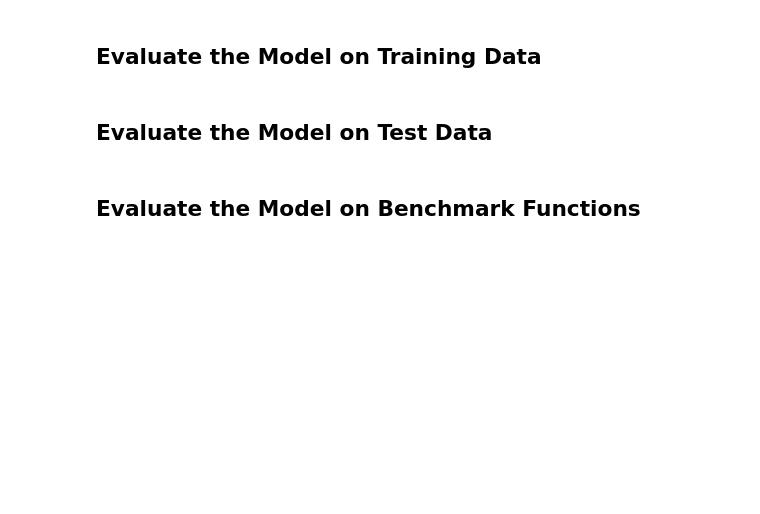
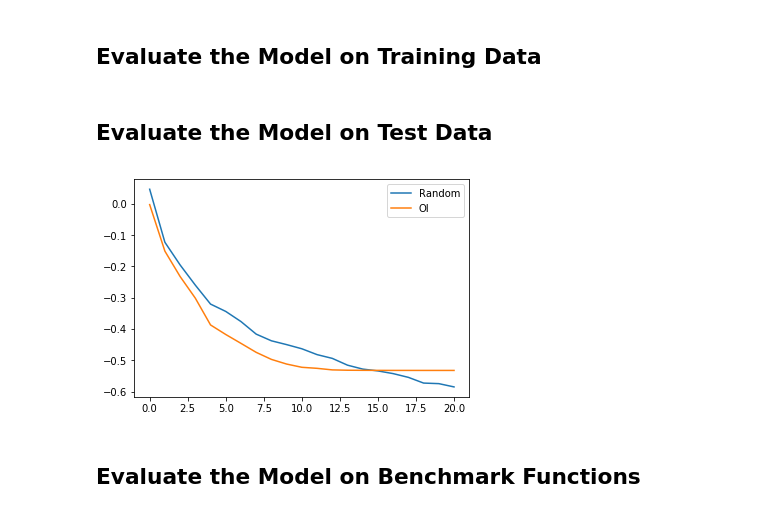
Before and after one commit to p16i/blackbox-optimization-using-rnns, a Jupyter notebook: BlackBoxOptimize.ipynb, the cells around one changed output. Cells and saved outputs as stored; diff of their text form; code cells hidden in the pictures; blank space fills up the shorter version.

Commit message:
I added visualize.plot_min_curves()

```diff
--- a/BlackBoxOptimize.ipynb
+++ b/BlackBoxOptimize.ipynb
@@ -20,7 +22,7 @@ save_data = False
 dim = 3
 n_train = 1600
 n_test = 160
-n_bumps = 8
+n_bumps = 6
 l = 2/n_bumps*np.sqrt(dim)
 n_mc_samples = 1000
 max_x_abs_value = 1.0
@@ -29,11 +31,11 @@ function = gp.normalized_gp_function
 
 # LSTM Model
 n_hidden = 100
-n_steps = 50
+n_steps = 20
 
 # Optimization
 x_start = np.zeros(dim).reshape(1,dim)
-epochs = 500
+epochs = 50
 gradient_clipping = 1.0
 forget_bias = 5.0
 rate_init = 0.005
@@ -41,7 +43,7 @@ rate_final = 0.0001
 rate_decay = (rate_final/rate_init)**(1/epochs)
 batch_size = 128
 stddev = 0.00
-loss_type = ["MIN", "SUM", "WSUM", "OI", "OI_UPDATED", "SUMIN", "WSUM_EXPO", "SUMOI", 'DIST'][0]
+loss_type = ["MIN", "SUM", "WSUM", "OI", "SUMIN", "WSUM_EXPO", "SUMOI", 'DIST'][3]
 
 # Visualization
 visualize = True
@@ -82,3 +77,5 @@ print("Baseline (random sampling): {}".format(baseline))
+# %%
+random_samples = lstm_model.get_random_baseline(X_test, A_test, min_test, max_test, l, kernel, function, n_test,n_steps+1,dim)
 # %%
 sess = tf.InteractiveSession()
 sess.run(tf.global_variables_initializer())
@@ -103,6 +120,10 @@ samples_test_x, samples_test_y = \
         lstm_model.get_samples(sess, placeholders, samples_x, samples_y, data_test, x_start)
 
 viz.plot_gp_results_sample(10, X_test, A_test, min_test, max_test, l, samples_test_x, samples_test_y, kernel, function)
+# %%
+viz.plot_min_curves([random_samples, samples_test_y],['Random','OI'])
+# %% [output]
+[figure, added]
 # %% [markdown]
 ## Evaluate the Model on Benchmark Functions
 # %%
```
Also changed, not shown: parts of 4 cells of this notebook, 3 other files.
